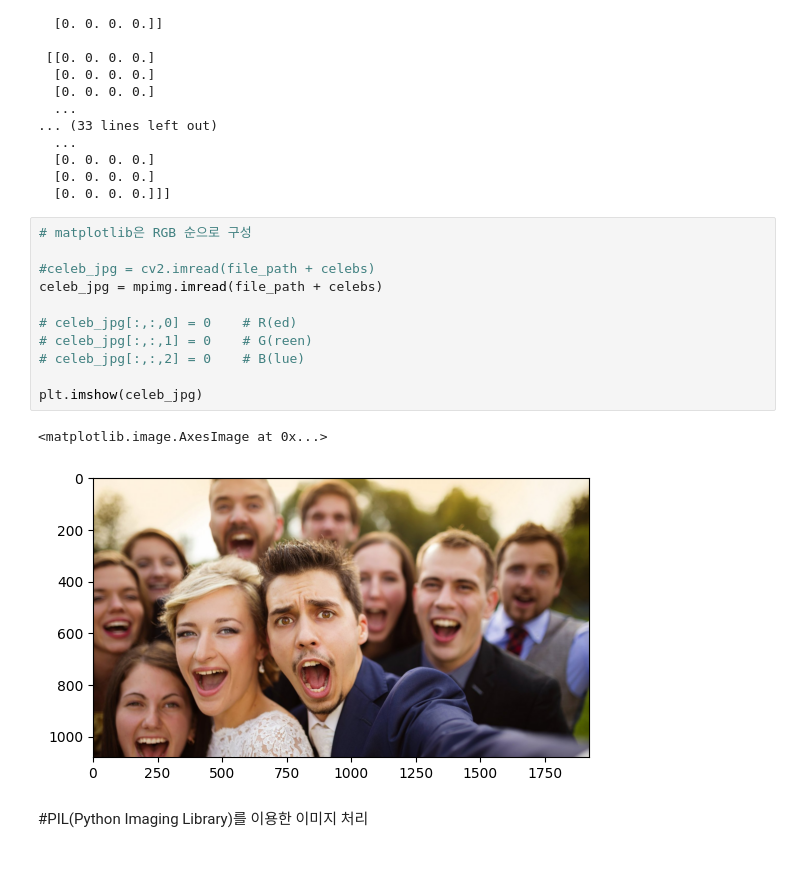
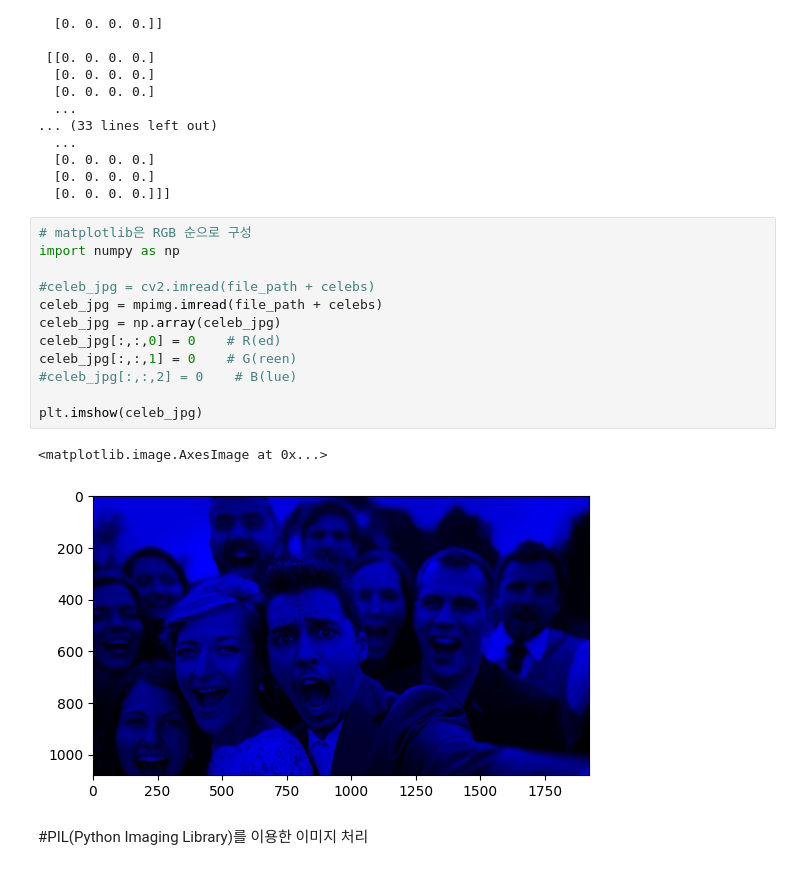
Before and after one commit to choki0715/lecture, a Jupyter notebook: image_handle.ipynb, the cells around one changed output. Saved outputs shown, nothing was run; the diff lists cells and outputs as text.

```diff
--- a/image_handle.ipynb
+++ b/image_handle.ipynb
@@ -106,18 +106,19 @@ print(cat_png)
   [0. 0. 0. 0.]]]
 # %%
 # matplotlib은 RGB 순으로 구성
+import numpy as np
 
 #celeb_jpg = cv2.imread(file_path + celebs)
 celeb_jpg = mpimg.imread(file_path + celebs)
-
-# celeb_jpg[:,:,0] = 0    # R(ed)
-# celeb_jpg[:,:,1] = 0    # G(reen)
-# celeb_jpg[:,:,2] = 0    # B(lue)
+celeb_jpg = np.array(celeb_jpg)
+celeb_jpg[:,:,0] = 0    # R(ed)
+celeb_jpg[:,:,1] = 0    # G(reen)
+#celeb_jpg[:,:,2] = 0    # B(lue)
 
 plt.imshow(celeb_jpg)
 # %% [output]
 <matplotlib.image.AxesImage at 0x...>
-[figure, old version]
+[figure, new version]
 # %% [markdown]
 #PIL(Python Imaging Library)를 이용한 이미지 처리
 # %%
```
Also changed, not shown: parts of 4 cells of this notebook.
